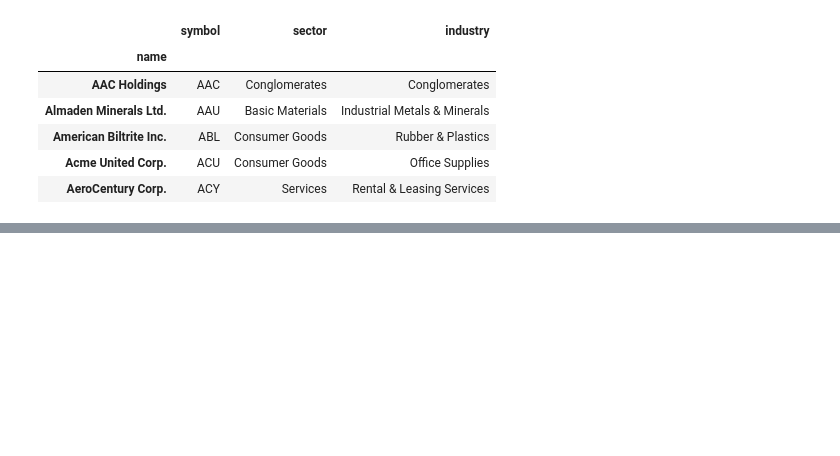
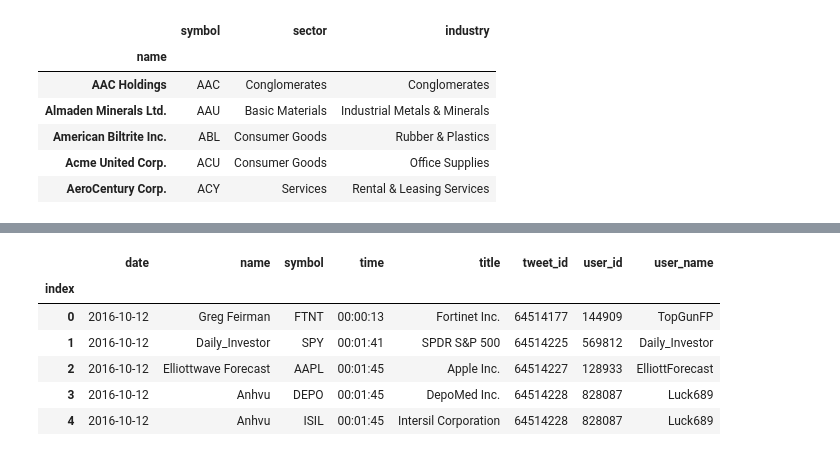
Before and after one commit to noelnamai/network-science, a Jupyter notebook: StockTwits.ipynb, the cells around one changed output, grey strips where cells are left out. Saved outputs shown, nothing was run; the diff lists cells and outputs as text; code cells hidden in the pictures; blank space fills up the shorter version.

```diff
--- a/StockTwits.ipynb
+++ b/StockTwits.ipynb
@@ -154,3 +156,14 @@ df[["date","name","symbol","time","title","tweet_id","user_id","user_name"]].hea
+# %%
+df = clean_dataframe(df[df["date"]=="2016-10-12"])
+df[["date","name","symbol","time","title","tweet_id","user_id","user_name"]].head()
+# %% [output]
+|  | date | name | symbol | time | title | tweet_id | user_id | user_name |
+| index |  |  |  |  |  |  |  |  |
+| 0 | 2016-10-12 | Greg Feirman | FTNT | 00:00:13 | Fortinet Inc. | 64514177 | 144909 | TopGunFP |
+| 1 | 2016-10-12 | Daily_Investor | SPY | 00:01:41 | SPDR S&P 500 | 64514225 | 569812 | Daily_Investor |
+| 2 | 2016-10-12 | Elliottwave Forecast | AAPL | 00:01:45 | Apple Inc. | 64514227 | 128933 | ElliottForecast |
+| 3 | 2016-10-12 | Anhvu | DEPO | 00:01:45 | DepoMed Inc. | 64514228 | 828087 | Luck689 |
+| 4 | 2016-10-12 | Anhvu | ISIL | 00:01:45 | Intersil Corporation | 64514228 | 828087 | Luck689 |
 # %%
 network = nx.Graph()
 
```
Also changed, not shown: parts of 11 cells of this notebook, 6 other files.
